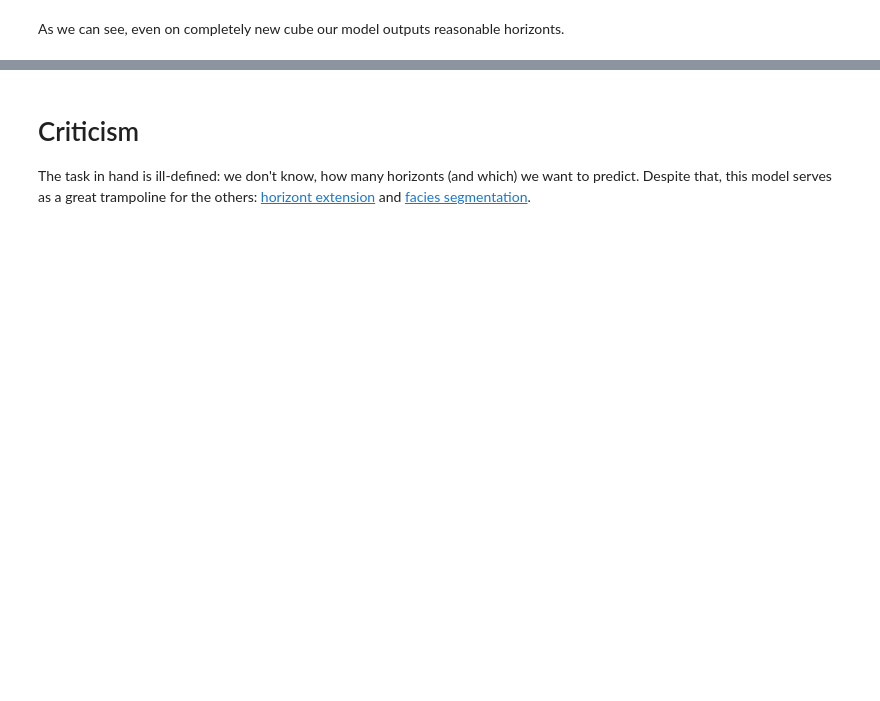
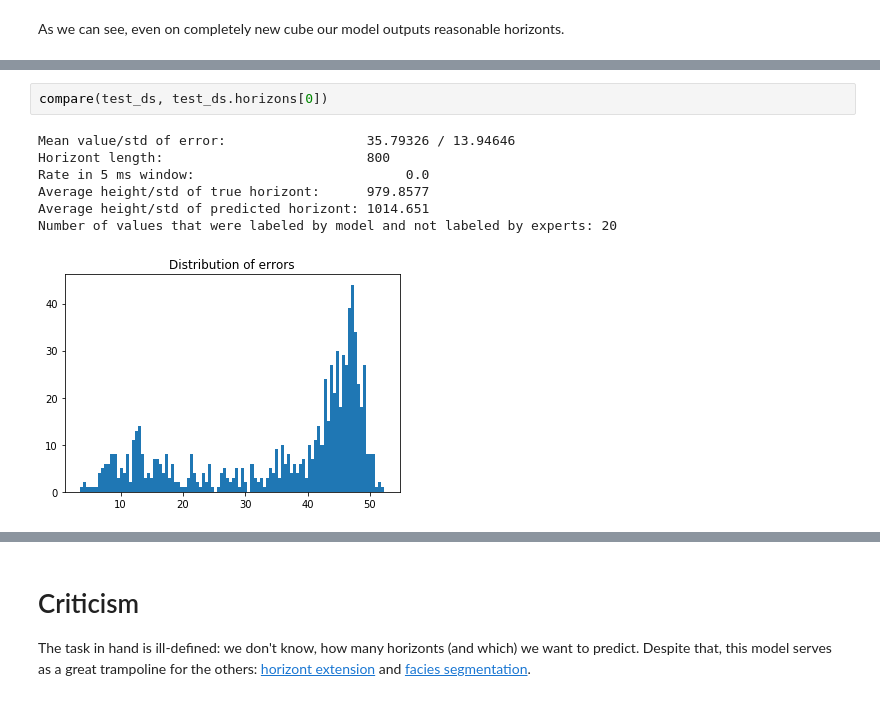
Before and after one commit to sadaqatali2027/seismiqb-1, a Jupyter notebook: models/Horizonts_detection.ipynb, the cells around one changed output, grey strips where cells are left out. Cells and saved outputs as stored; diff of their text form; blank space fills up the shorter version.

```diff
--- a/models/Horizonts_detection.ipynb
+++ b/models/Horizonts_detection.ipynb
@@ -401,3 +411,13 @@ As we can see, even on completely new cube our model outputs reasonable horizont
+# %%
+compare(test_ds, test_ds.horizons[0])
+# %% [output]
+Mean value/std of error:                  35.79326 / 13.94646
+Horizont length:                          800
+Rate in 5 ms window:                           0.0
+Average height/std of true horizont:      979.8577
+Average height/std of predicted horizont: 1014.651
+Number of values that were labeled by model and not labeled by experts: 20
+[figure, added]
 # %% [markdown]
 <a id='criticism'></a>
 # %% [markdown]
```
Also changed, not shown: parts of 18 cells of this notebook, 1 other file.
